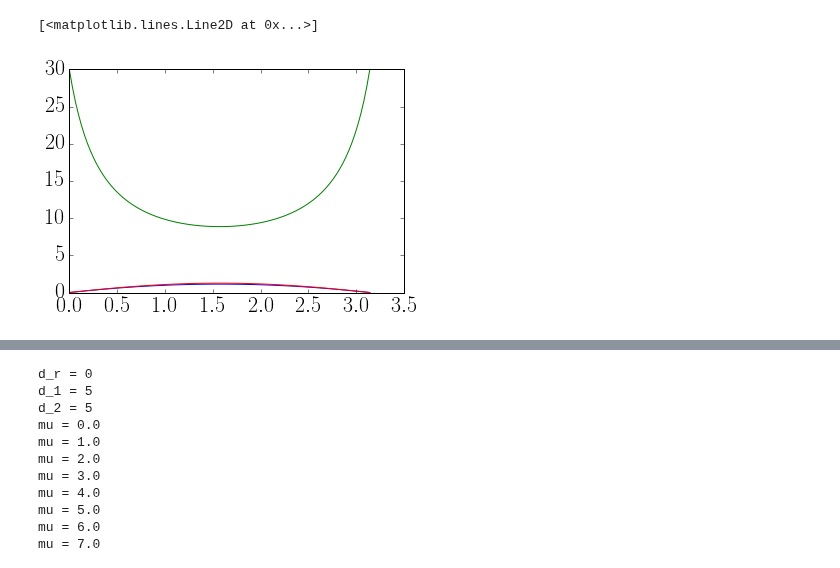
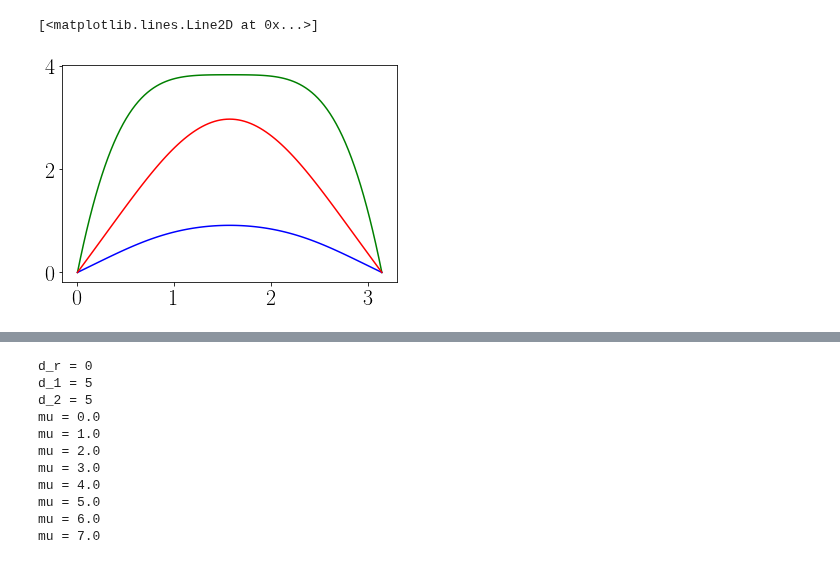
Before and after one commit to reand705/IGP, a Jupyter notebook: Method_Of_LinesIGP.ipynb, the cells around one changed output, grey strips where cells are left out. Drawn from its saved outputs; the diff is of its cells as text; code cells hidden in the pictures.

```diff
--- a/Method_Of_LinesIGP.ipynb
+++ b/Method_Of_LinesIGP.ipynb
@@ -35,8 +35,8 @@ phi = 1.0
 
 #Discretização
 M = 101 #espaço
-N = 2000 #tempo
-Tmax = 200.0
+N = 4000 #tempo
+Tmax = 400.0
 # %%
 # -------------------- Funcional Response - IGP
 
@@ -241,29 +245,18 @@ sol = np.array(sol)
 # %%
 #plot no espaço]
 
-d_r = 1
-d_1 = 8
-d_2 = 5
-mu = 30
-t = np.linspace(0,Tmax,N)
-m = 1.0
-gamma = 0.5
-alpha = 1
-beta = 1
-phi = 1.0
-
-#sol = np.load('Method_Of_LinesIGP_dR=%.3f,d1=%.3f,d2=%.3f,mu=%.3f,alpha=%.3f,gamma=%.3f,beta=%.f,phi=%.3f,m=%.3f.npy'
-            #% (d_r,d_1,d_2,mu,alpha,gamma,beta,phi,m))
+#sol = np.load('Method_Of_LinesIGP_DR=%.3f,D1=%.3f,D2=%.3f,l=%.3f,mu=%.3f,gamma=%.3f,beta=%.f.npy'
+            #% (l,D_r,D_1,D_2,mu,gamma,beta))
 
 R = np.transpose(sol[:,0:M])
 C1 = np.transpose(sol[:,M:2*(M)])
 C2 = np.transpose(sol[:,2*(M):])
 x = np.linspace(0,np.pi,M)
-plt.plot(x,R[0:M,-1],color = 'green')
-plt.plot(x,C1[0:M,-1], color = 'blue')
-plt.plot(x,C2[0:M,-1],color = 'red')
+plt.plot(x,R[0:M,-10],color = 'green')
+plt.plot(x,C1[0:M,-10], color = 'blue')
+plt.plot(x,C2[0:M,-10],color = 'red')
 #plt.axis([0,np.pi,0,10])
 # %% [output]
 [<matplotlib.lines.Line2D at 0x...>]
-[figure, old version]
+[figure, new version]
 # %%
```
Also changed, not shown: parts of 5 cells of this notebook, 2 other files.
